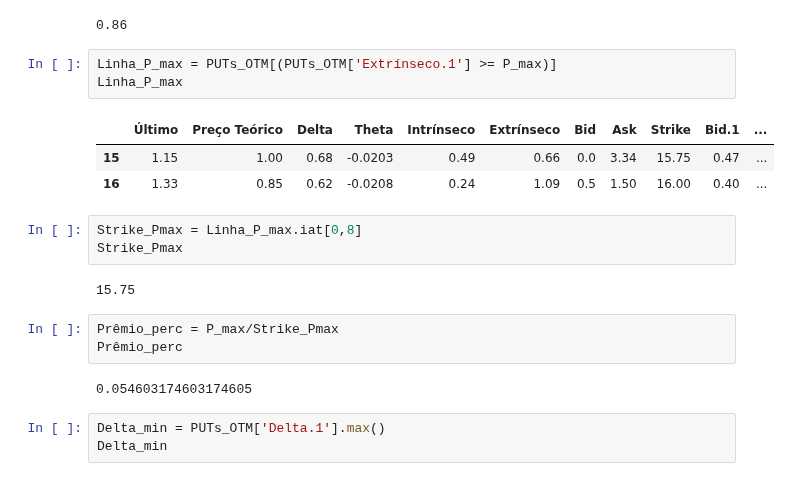
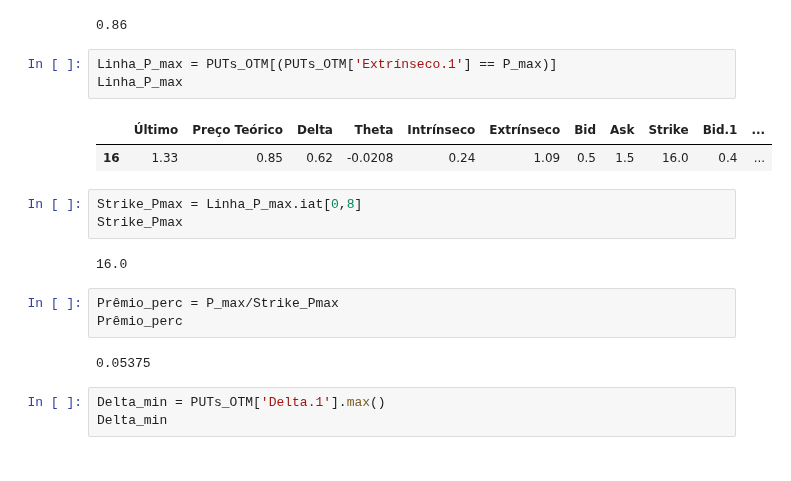
Before and after one commit to facklen/python_para_investimentos, a Jupyter notebook: Análise_Opção_NTCO3.ipynb, the cells around one changed output. Cells and saved outputs as stored; diff of their text form.

```diff
--- a/Análise_Opção_NTCO3.ipynb
+++ b/Análise_Opção_NTCO3.ipynb
@@ -317,22 +317,21 @@ P_max
 # %% [output]
 0.86
 # %%
-Linha_P_max = PUTs_OTM[(PUTs_OTM['Extrínseco.1'] >= P_max)]
+Linha_P_max = PUTs_OTM[(PUTs_OTM['Extrínseco.1'] == P_max)]
 Linha_P_max
 # %% [output]
 |  | Último | Preço Teórico | Delta | Theta | Intrínseco | Extrínseco | Bid | Ask | Strike | Bid.1 | ... |
-| 15 | 1.15 | 1.00 | 0.68 | -0.0203 | 0.49 | 0.66 | 0.0 | 3.34 | 15.75 | 0.47 | ... |
-| 16 | 1.33 | 0.85 | 0.62 | -0.0208 | 0.24 | 1.09 | 0.5 | 1.50 | 16.00 | 0.40 | ... |
+| 16 | 1.33 | 0.85 | 0.62 | -0.0208 | 0.24 | 1.09 | 0.5 | 1.5 | 16.0 | 0.4 | ... |
 # %%
 Strike_Pmax = Linha_P_max.iat[0,8]
 Strike_Pmax
 # %% [output]
-15.75
+16.0
 # %%
 Prêmio_perc = P_max/Strike_Pmax
 Prêmio_perc
 # %% [output]
-0.054603174603174605
+0.05375
 # %%
 Delta_min = PUTs_OTM['Delta.1'].max()
 Delta_min
```
Also changed, not shown: parts of 16 cells of this notebook.
